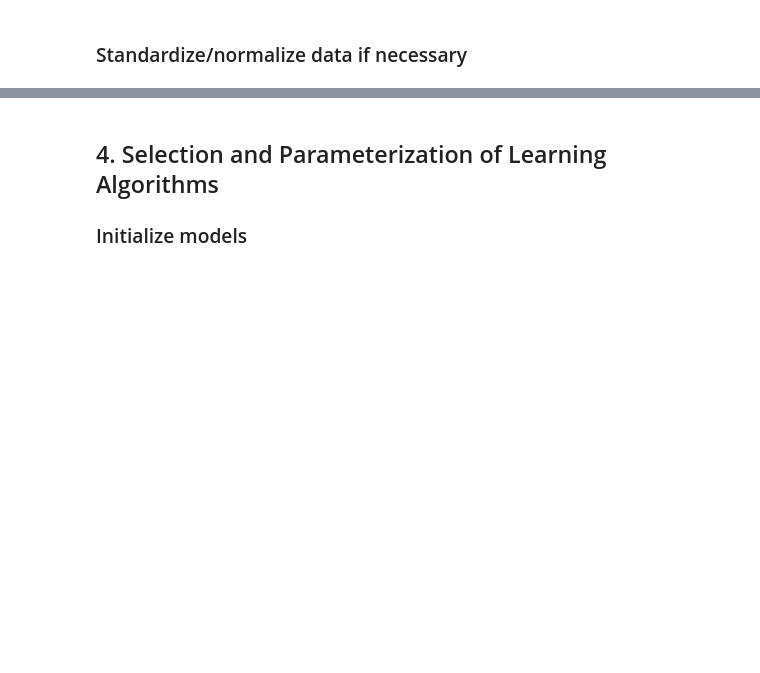
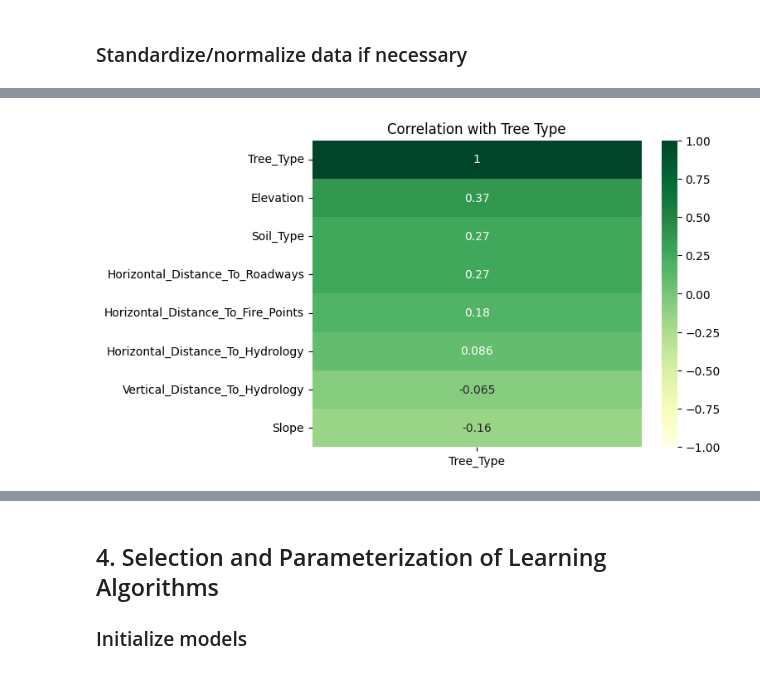
Before and after one commit to leonor-f/AIprojects, a Jupyter notebook: proj2/spruce_tree.ipynb, the cells around one changed output, grey strips where cells are left out. Drawn from its saved outputs; the diff is of its cells as text; code cells hidden in the pictures; blank space fills up the shorter version.

```diff
--- a/proj2/spruce_tree.ipynb
+++ b/proj2/spruce_tree.ipynb
@@ -36,0 +115,10 @@ X_test = scaler.transform(X_test)
+# %%
+corr = data.corr()['Tree_Type'].sort_values(ascending=False)
+
+# Plot the correlation heatmap
+sns.heatmap(corr.to_frame(), annot=True, cmap='YlGn', vmin=-1, vmax=1)
+plt.title('Correlation with Tree Type')
+
+plt.show()
+# %% [output]
+[figure, added]
```
Also changed, not shown: parts of 28 cells of this notebook.
